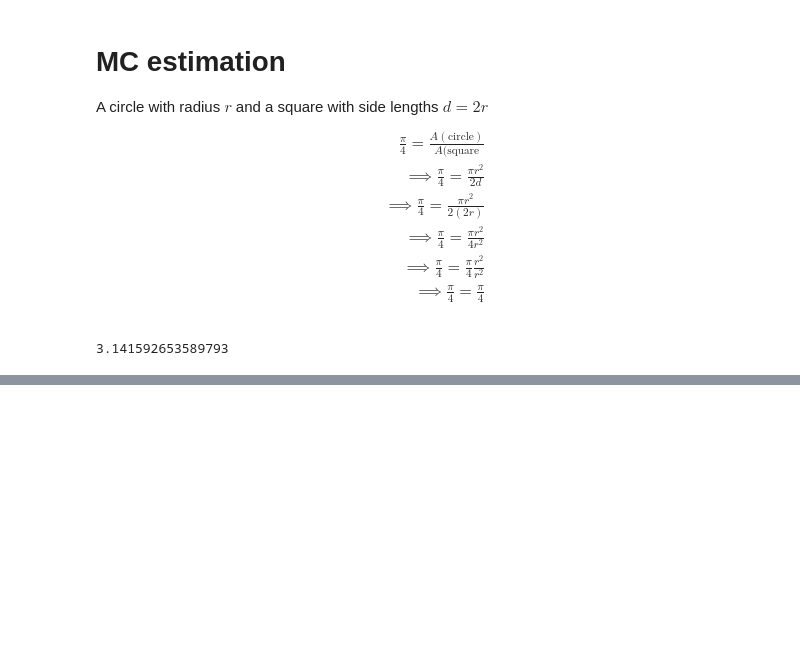
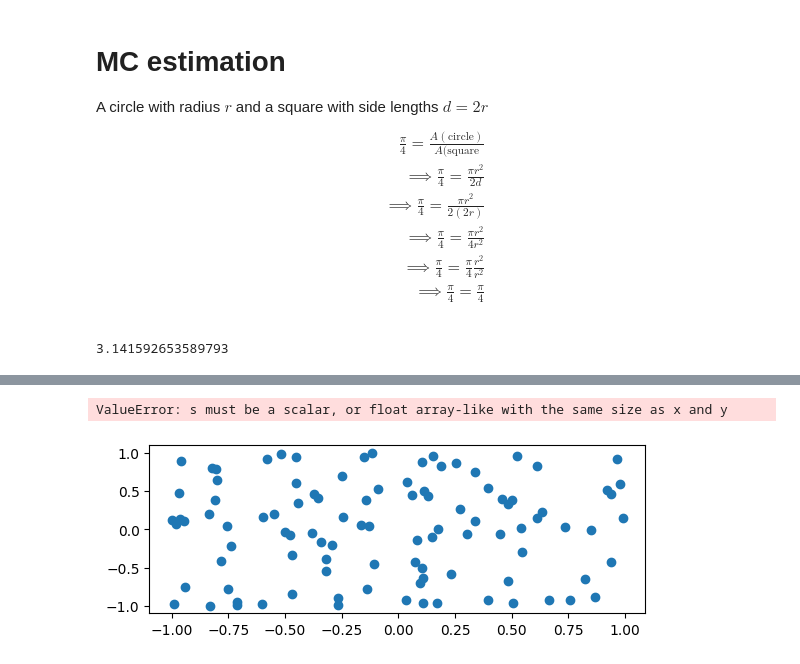
Before and after one commit to GREER-J/learn_cicd, a Jupyter notebook: derivation/MC_pi.ipynb, the cells around one changed output, grey strips where cells are left out. Saved outputs shown, nothing was run; the diff lists cells and outputs as text; code cells hidden in the pictures; blank space fills up the shorter version.

```diff
--- a/derivation/MC_pi.ipynb
+++ b/derivation/MC_pi.ipynb
@@ -60,0 +85,26 @@ plt.show()
+# %%
+import matplotlib.pyplot as plt
+
+# Generate data
+N = 100
+X = np.random.uniform(-1, 1, (N, 2))
+
+# Calculate
+s = [1 if np.sqrt(x**2 + y**2) <= 1 else 0 for x, y in X]
+
+# Process
+history = [4*(sum(s[1:i])/i) for i in range(1, len(s))]
+theta = np.linspace(0, 2*np.pi)
+
+# Show outputs
+plt.subplot(2,1,1)
+plt.scatter(X[:,0], X[:,1])
+plt.scatter(np.cos(theta), np.sin(theta), 'r')
+
+plt.subplot(2,1,2)
+plt.plot(history)
+plt.plot(np.pi * np.ones(N-1), 'r--')
+plt.show()
+# %% [output]
+ValueError: s must be a scalar, or float array-like with the same size as x and y
+[figure, added]
```
Also changed, not shown: parts of 6 cells of this notebook, 7 other files.
